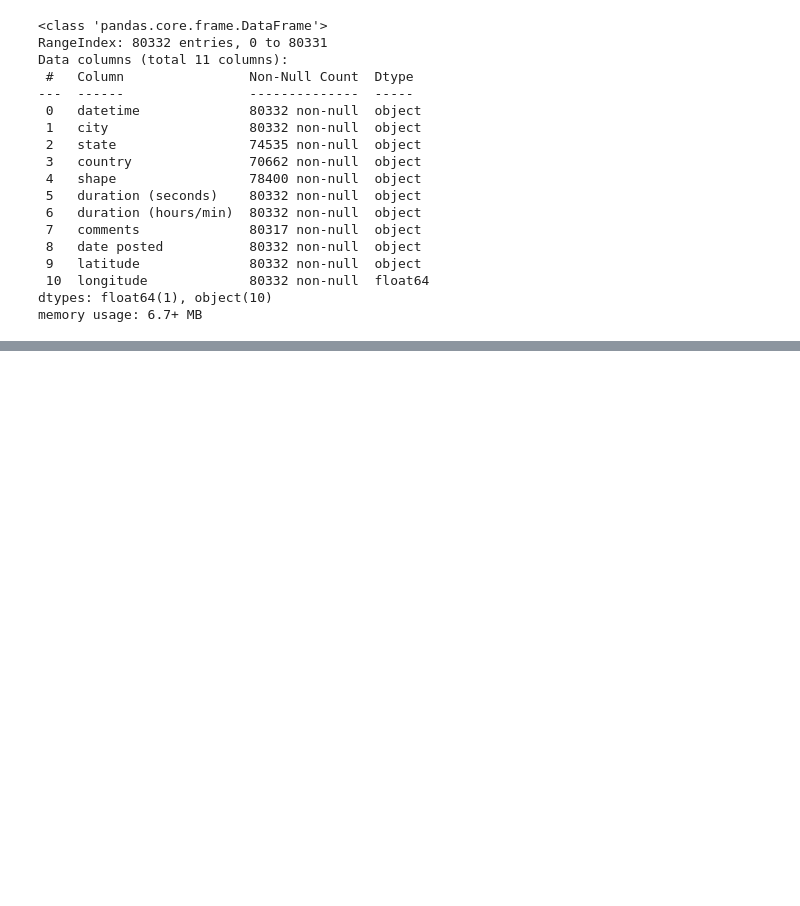
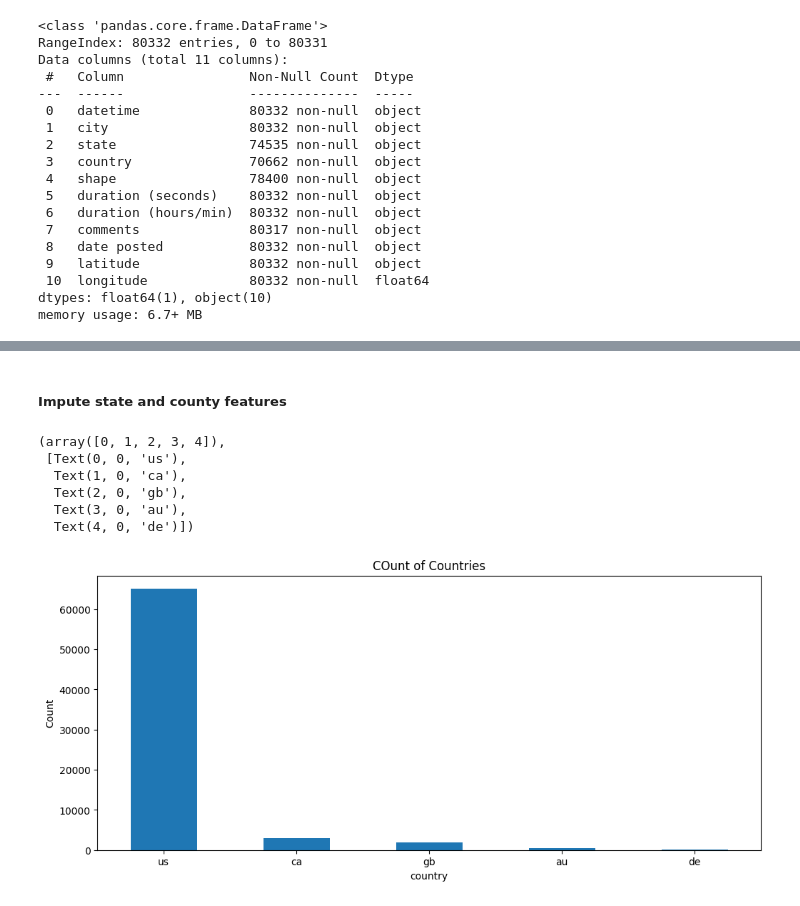
Before and after one commit to shivaallala/Multi-Classification-Prediction-UFO-Shape-Classifier, a Jupyter notebook: main.ipynb, the cells around one changed output, grey strips where cells are left out. Cells and saved outputs as stored; diff of their text form; code cells hidden in the pictures; blank space fills up the shorter version.

Commit message:
Data Cleaning

```diff
--- a/main.ipynb
+++ b/main.ipynb
@@ -82,0 +166,16 @@ memory usage: 6.7+ MB
+# %%
+# creating new dataset for cleaning purposes
+ufo_clean = UFO.copy()
+
+# Dropping duration(hours/min) column
+ufo_clean.drop(columns = 'duration (hours/min)', inplace = True)
+
+#Transform dates to datetime
+ufo_clean['datetime'] = pd.to_datetime(ufo_clean['datetime'], errors='coerce')
+ufo_clean['date posted'] = pd.to_datetime(ufo_clean['date posted'], errors='coerce')
+
+#Transforming duration to int datatype and latitude to float
+ufo_clean['duration (seconds)'] = pd.to_numeric(ufo_clean['duration (seconds)'], errors='coerce')
+ufo_clean['latitude'] = pd.to_numeric(ufo_clean['latitude'], errors='coerce')
+
+ufo_clean.info()
@@ -82,0 +200,18 @@ memory usage: 6.7+ MB
+# %% [markdown]
+##### Impute state and county features
+# %%
+plt.figure(figsize=(12,5))
+country_counts = ufo_clean['country'].value_counts()
+
+country_counts.plot(kind='bar')
+plt.title("COunt of Countries")
+plt.ylabel("Count")
+plt.xticks(rotation = 360)
+# %% [output]
+(array([0, 1, 2, 3, 4]),
+ [Text(0, 0, 'us'),
+  Text(1, 0, 'ca'),
+  Text(2, 0, 'gb'),
+  Text(3, 0, 'au'),
+  Text(4, 0, 'de')])
+[figure, added]
```
Also changed, not shown: parts of 13 cells of this notebook, 1 other file.
